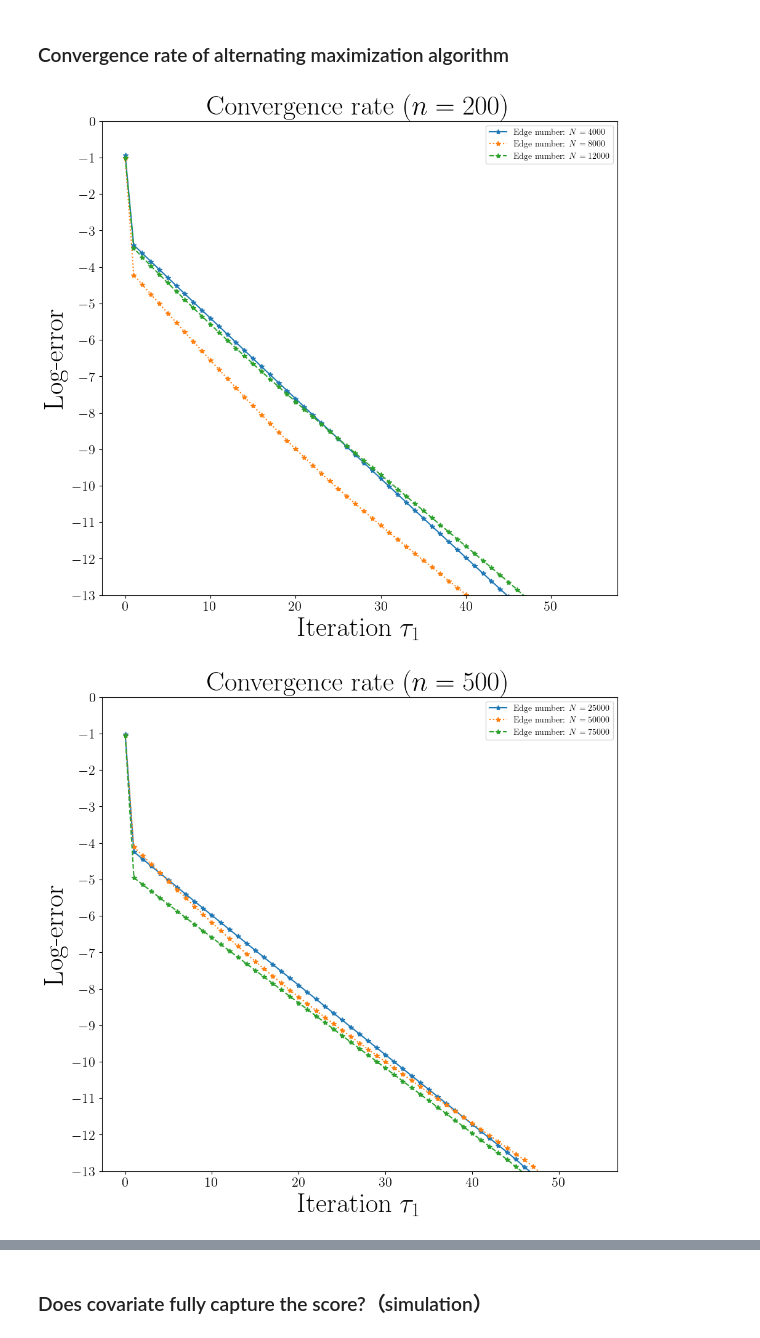
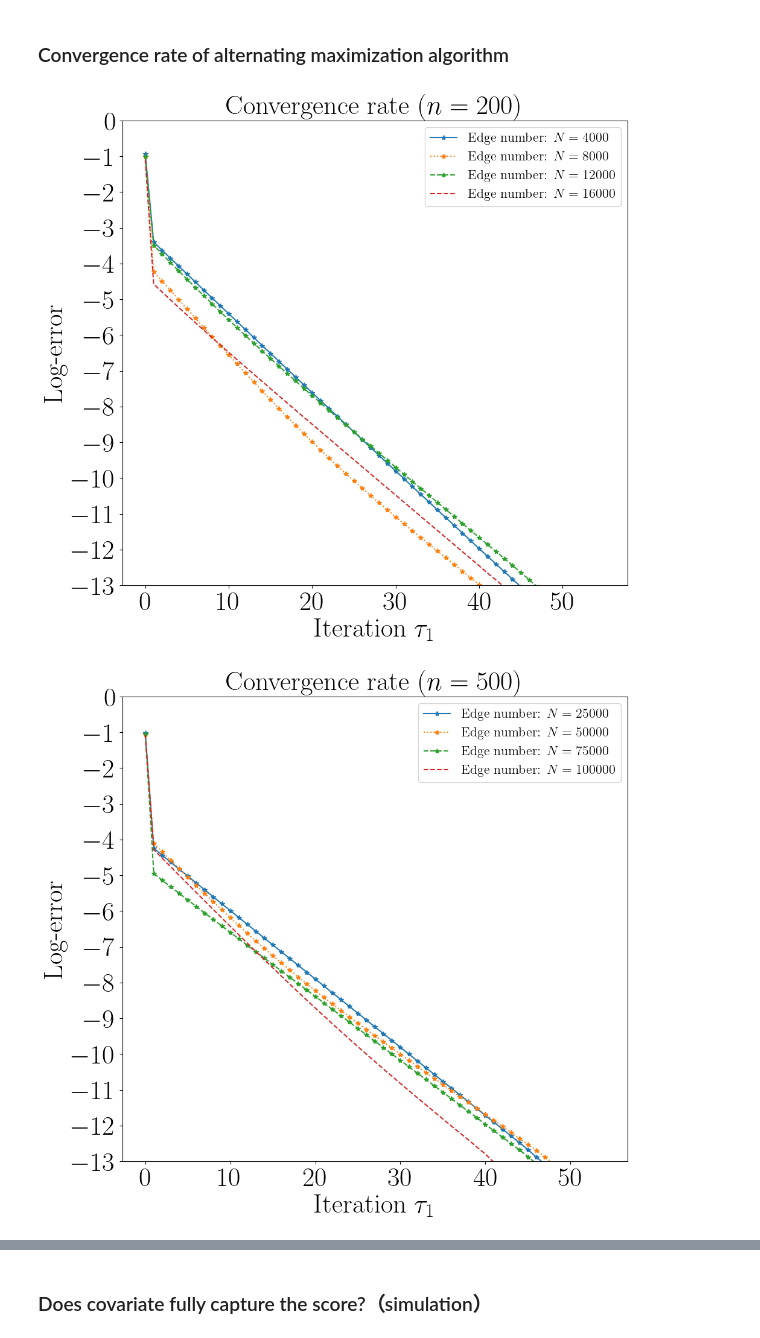
Before and after one commit to PinjunD/Statistical-ranking-with-dynamic-covariate, a Jupyter notebook: simulation.ipynb, the cells around one changed output, grey strips where cells are left out. Saved outputs shown, nothing was run; the diff lists cells and outputs as text; code cells hidden in the pictures.

```diff
--- a/simulation.ipynb
+++ b/simulation.ipynb
@@ -130,6 +130,7 @@ N = [
     lambda n: int(0.1*n**2),
     lambda n: int(0.2*n**2),
     lambda n: int(0.3*n**2),
+    lambda n: int(0.4*n**2),
     ]
 # %%
 tasks = []
@@ -142,33 +143,33 @@ np.savez(save_data_path + 'convergence(n^2).npz', **res)
 # %%
 res = np.load(save_data_path + 'convergence(n^2,temp).npz')
 
 T = ['-*',':*','--*','--']
 rc('text', usetex=True)
 rc('font', family='serif')
 plt.rcParams['text.usetex'] = True
 plt.rcParams['text.latex.preamble'] = r'\usepackage{bm}'
 for nn in n:
     title =  rf'Convergence rate ($n={nn}$)'
     #ylabel = r'$\log\frac{1}{N}[l(\hat{\bm{u}},\hat{\bm{v}})-l(\bm{u}^{(\tau_1)},\bm{v}^{(\tau_1)})]$'
     ylabel = 'Log-error'
     xlabel = r'Iteration $\tau_1$'
     fig, ax = plt.subplots(figsize=(10.8, 10))
-    plt.xticks(size=sz/2)
-    plt.yticks(size=sz/2)
+    plt.xticks(size=sz)
+    plt.yticks(size=sz)
     plt.yticks([-i for i in range(14)])
     plt.ylim(-13, 0)
     plt.title(title,size =sz)
     L = []
     for i,NN in enumerate(N):
         value = np.array(res[f'{nn},{NN(nn)}'])
         #value = value[value>1e-14]
         value = value[value>0]
         L.append(len(value))
         ax.plot(range(len(value)),np.log10(value),T[i],label = fr"Edge number: $N = {NN(nn)}$",)
     ax.set_xlabel(xlabel,size = sz)
     ax.set_ylabel(ylabel,size = sz)
-    plt.legend()
+    plt.legend(fontsize = sz/2)
     plt.savefig(save_path+'Convergence rate'+f'({int(nn)}).pdf')
 # %% [output]
-[figure, old version]
+[figure, new version]
-[figure, old version]
+[figure, new version]
```
Also changed, not shown: parts of 1 cell of this notebook, 10 other files.
